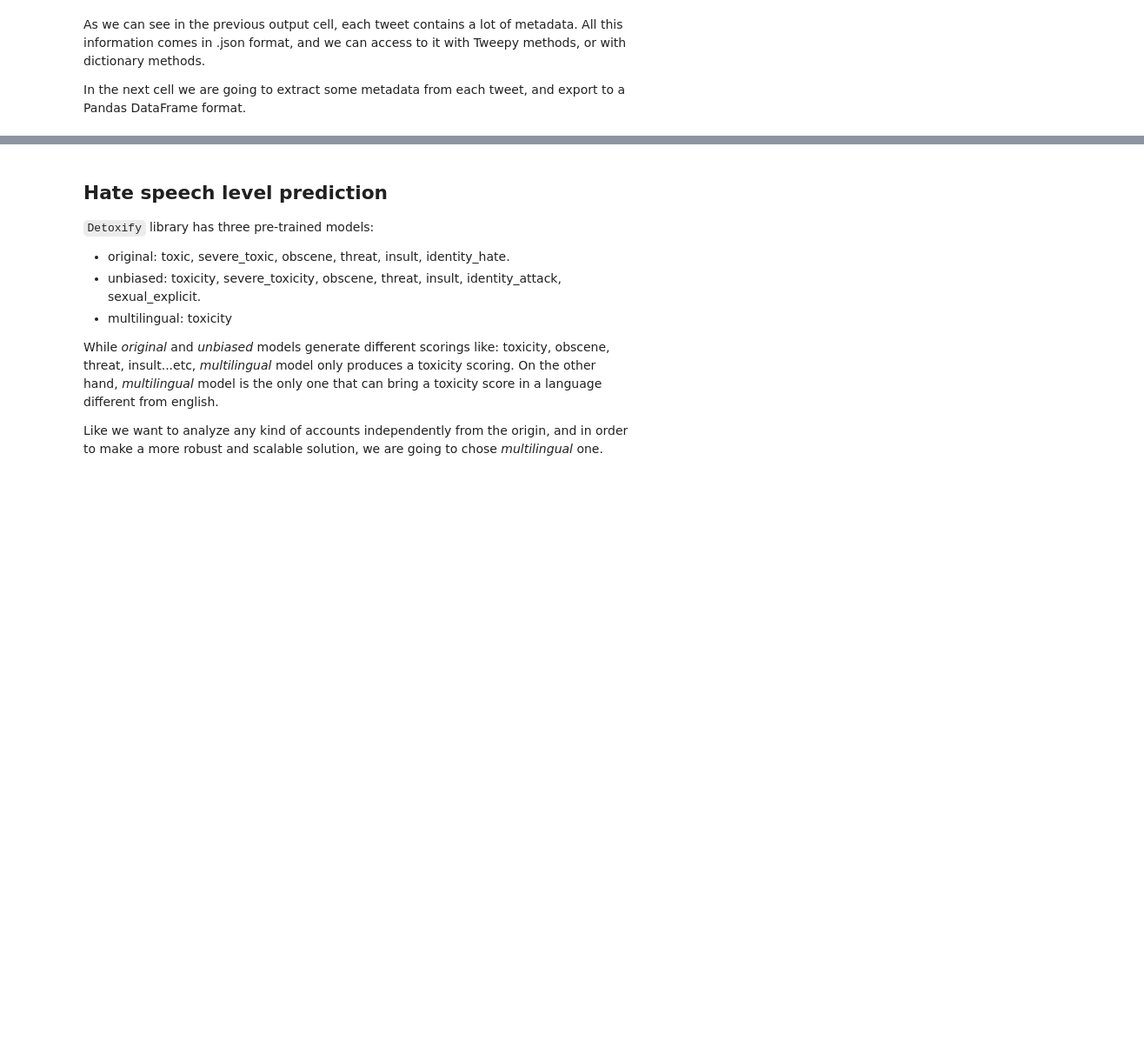
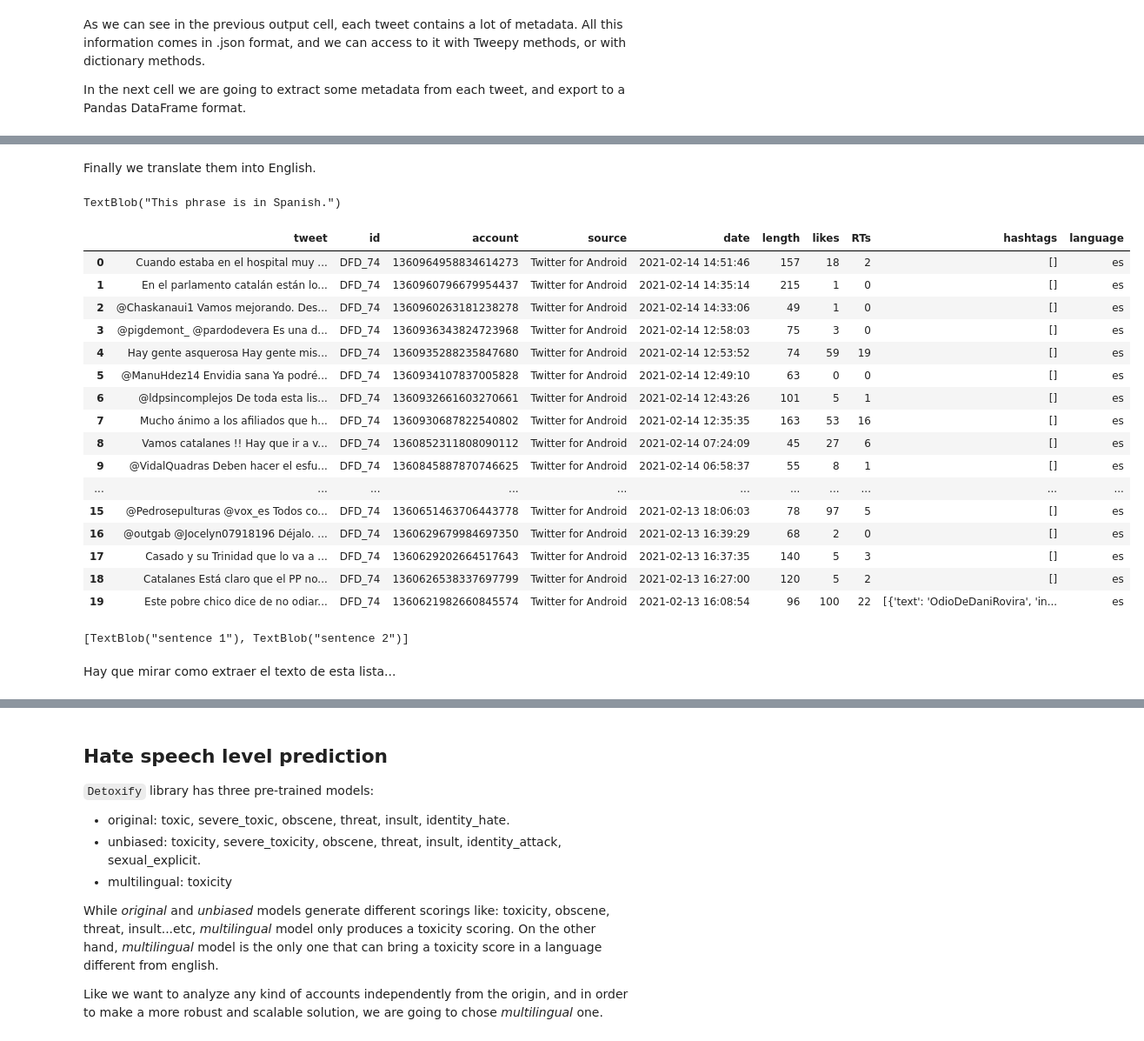
Before and after one commit to gmachinromero/project_robotodio, a Jupyter notebook: 02-twitter-extractor.ipynb, the cells around one changed output, grey strips where cells are left out. Shown: that part at 87% size. Drawn from its saved outputs; the diff is of its cells as text; code cells hidden in the pictures; blank space fills up the shorter version.

```diff
--- a/02-twitter-extractor.ipynb
+++ b/02-twitter-extractor.ipynb
@@ -160,0 +167,7 @@ df.head()
+# %%
+# Characters to remove
+spec_chars = ['\n', '\t', '\r']
+# %%
+# Replace defined characters with a whitespace
+for char in spec_chars:
+    df['tweet'] = df['tweet'].str.strip().replace(char, ' ')
@@ -160,0 +176,3 @@ df.head()
+# %%
+# Split and re-join each tweet
+df['tweet'] = df['tweet'].str.split().str.join(" ")
@@ -160,0 +188,44 @@ df.head()
+# %% [markdown]
+Finally we translate them into English.
+# %%
+texto = "Esta frase está en español."
+traducido = TextBlob(texto).translate(to="en")
+traducido
+# %% [output]
+TextBlob("This phrase is in Spanish.")
+# %%
+df['language'] = df['tweet'].apply(lambda tweet: TextBlob(tweet).detect_language())
+# %%
+df
+# %% [output]
+|  | tweet | id | account | source | date | length | likes | RTs | hashtags | language |
+| 0 | Cuando estaba en el hospital muy ... | DFD_74 | 1360964958834614273 | Twitter for Android | 2021-02-14 14:51:46 | 157 | 18 | 2 | [] | es |
+| 1 | En el parlamento catalán están lo... | DFD_74 | 1360960796679954437 | Twitter for Android | 2021-02-14 14:35:14 | 215 | 1 | 0 | [] | es |
+| 2 | @Chaskanaui1 Vamos mejorando. Des... | DFD_74 | 1360960263181238278 | Twitter for Android | 2021-02-14 14:33:06 | 49 | 1 | 0 | [] | es |
+| 3 | @pigdemont_ @pardodevera Es una d... | DFD_74 | 1360936343824723968 | Twitter for Android | 2021-02-14 12:58:03 | 75 | 3 | 0 | [] | es |
+| 4 | Hay gente asquerosa Hay gente mis... | DFD_74 | 1360935288235847680 | Twitter for Android | 2021-02-14 12:53:52 | 74 | 59 | 19 | [] | es |
+| 5 | @ManuHdez14 Envidia sana Ya podré... | DFD_74 | 1360934107837005828 | Twitter for Android | 2021-02-14 12:49:10 | 63 | 0 | 0 | [] | es |
+| 6 | @ldpsincomplejos De toda esta lis... | DFD_74 | 1360932661603270661 | Twitter for Android | 2021-02-14 12:43:26 | 101 | 5 | 1 | [] | es |
+| 7 | Mucho ánimo a los afiliados que h... | DFD_74 | 1360930687822540802 | Twitter for Android | 2021-02-14 12:35:35 | 163 | 53 | 16 | [] | es |
+| 8 | Vamos catalanes !! Hay que ir a v... | DFD_74 | 1360852311808090112 | Twitter for Android | 2021-02-14 07:24:09 | 45 | 27 | 6 | [] | es |
+| 9 | @VidalQuadras Deben hacer el esfu... | DFD_74 | 1360845887870746625 | Twitter for Android | 2021-02-14 06:58:37 | 55 | 8 | 1 | [] | es |
+| ... | ... | ... | ... | ... | ... | ... | ... | ... | ... | ... |
+| 15 | @Pedrosepulturas @vox_es Todos co... | DFD_74 | 1360651463706443778 | Twitter for Android | 2021-02-13 18:06:03 | 78 | 97 | 5 | [] | es |
+| 16 | @outgab @Jocelyn07918196 Déjalo. ... | DFD_74 | 1360629679984697350 | Twitter for Android | 2021-02-13 16:39:29 | 68 | 2 | 0 | [] | es |
+| 17 | Casado y su Trinidad que lo va a ... | DFD_74 | 1360629202664517643 | Twitter for Android | 2021-02-13 16:37:35 | 140 | 5 | 3 | [] | es |
+| 18 | Catalanes Está claro que el PP no... | DFD_74 | 1360626538337697799 | Twitter for Android | 2021-02-13 16:27:00 | 120 | 5 | 2 | [] | es |
+| 19 | Este pobre chico dice de no odiar... | DFD_74 | 1360621982660845574 | Twitter for Android | 2021-02-13 16:08:54 | 96 | 100 | 22 | [{'text': 'OdioDeDaniRovira', 'in... | es |
+# %%
+prueba = ['frase 1', 'frase 2']
+
+prueba_en = []
+
+for i in prueba:
+    i_en = TextBlob(i).translate(from_lang='es', to='en')
+    prueba_en.append(i_en)
+
+prueba_en
+# %% [output]
+[TextBlob("sentence 1"), TextBlob("sentence 2")]
+# %% [markdown]
+Hay que mirar como extraer el texto de esta lista...
```
Also changed, not shown: parts of 13 cells of this notebook.
